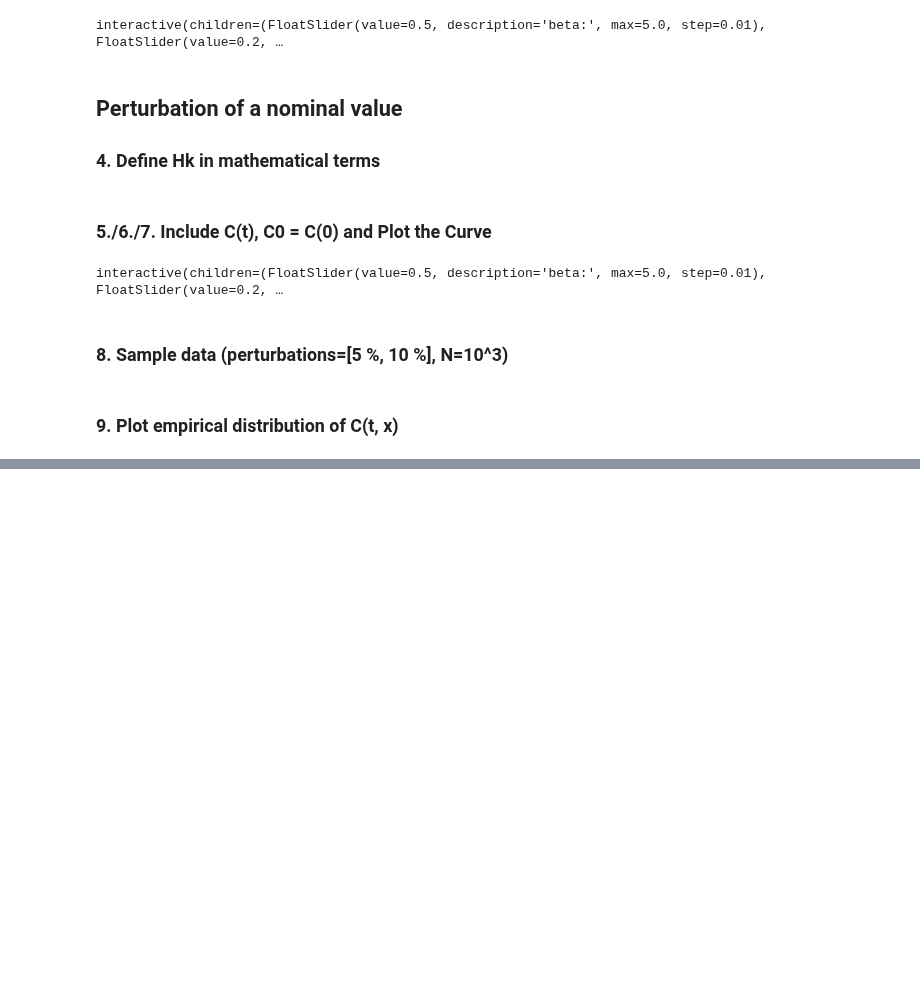
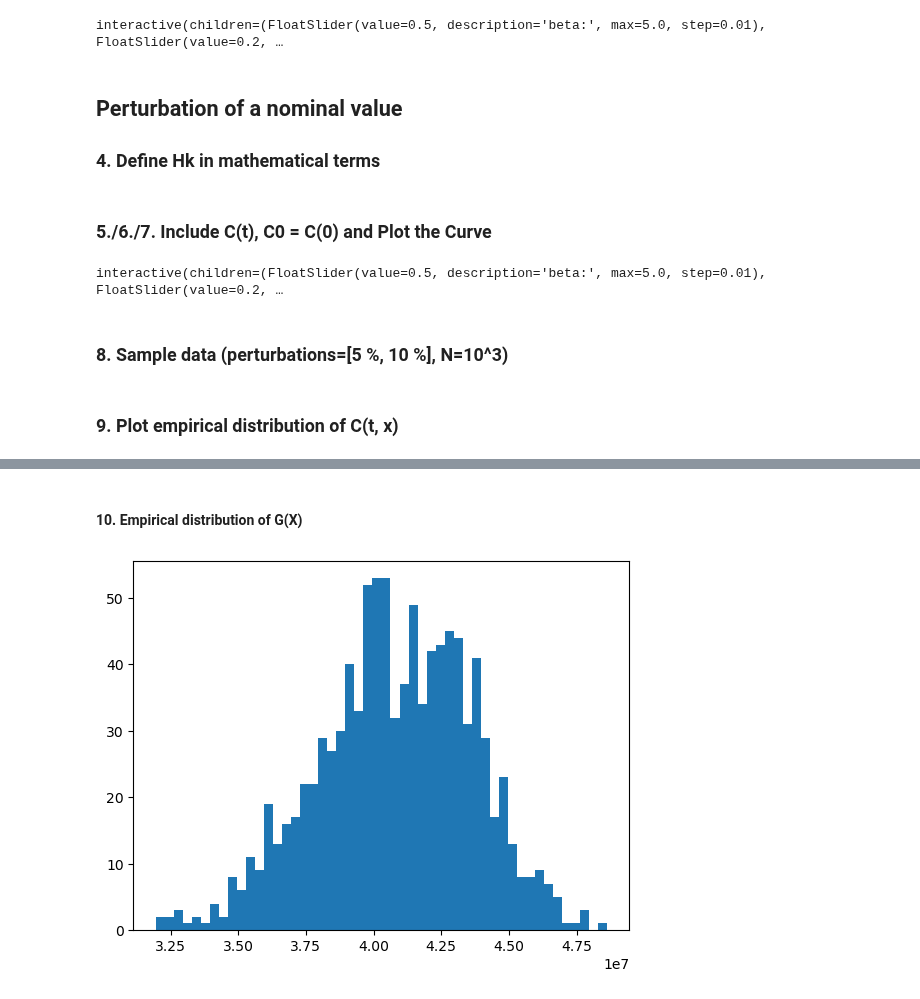
Before and after one commit to maximilian-nowak/uq-assignments, a Jupyter notebook: Assignment_1.ipynb, the cells around one changed output, grey strips where cells are left out. Drawn from its saved outputs; the diff is of its cells as text; code cells hidden in the pictures; blank space fills up the shorter version.

```diff
--- a/Assignment_1.ipynb
+++ b/Assignment_1.ipynb
@@ -203,0 +208,18 @@ plot_distribution("Perturbation: 10%", metrics10)
+# %% [markdown]
+#### 10. Empirical distribution of G(X)
+# %%
+plt.figure()
+# plt.plot(np.linspace(0, 1000, 1000), C_data5.mean(1))
+plt.hist(C_data5.mean(1), bins=50)
+# plt.figure()
+# plt.hist(C_data5[].argmax(), bins=50)
+plt.show()
+
+plt.figure()
+# plt.plot(np.linspace(0, 1000, 1000), C_data5.mean(1))
+plt.hist(C_data10.mean(1), bins=50)
+# plt.figure()
+# plt.hist(C_data5[].argmax(), bins=50)
+plt.show()
+# %% [output]
+[figure, added]
```
Also changed, not shown: parts of 4 cells of this notebook.
